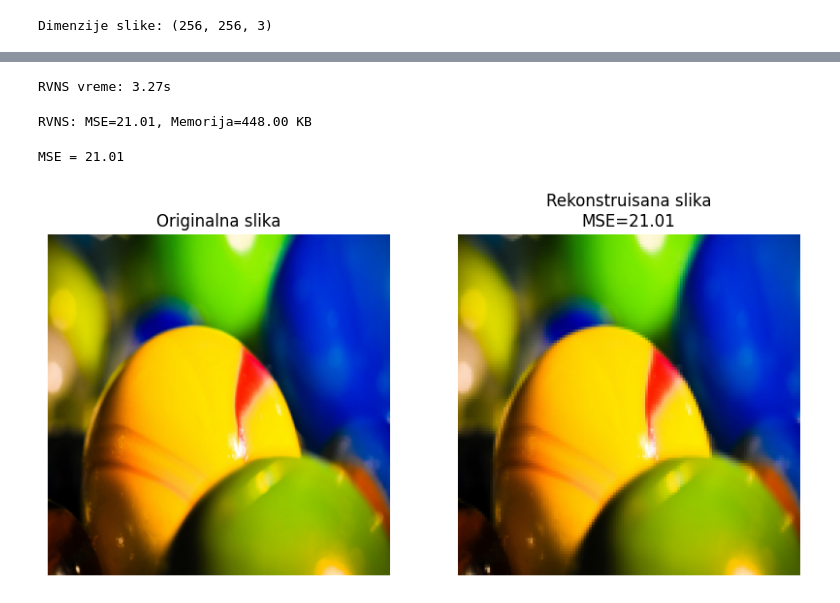
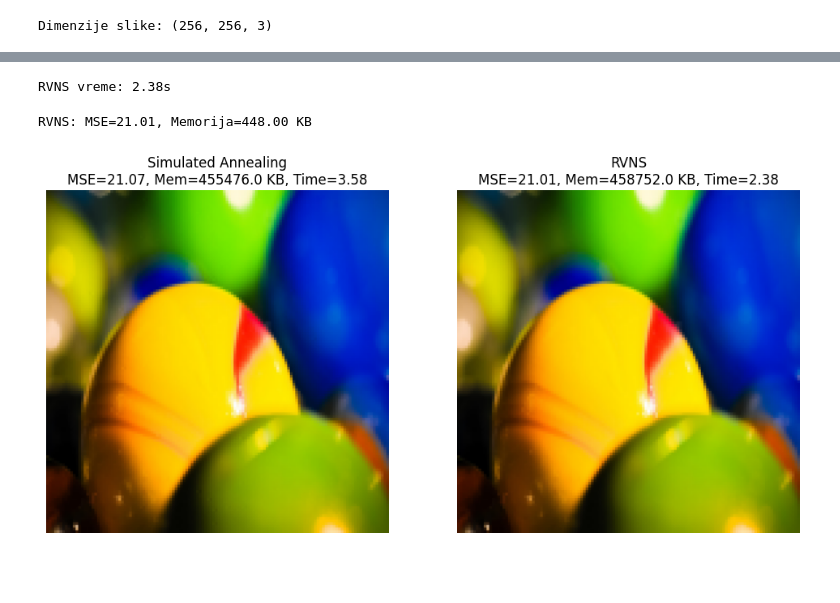
Before and after one commit to Miksaa13/Rectilinear-Picture-Compression-project, a Jupyter notebook: Rectilinear Picture Compression.ipynb, the cells around one changed output, grey strips where cells are left out. Cells and saved outputs as stored; diff of their text form; code cells hidden in the pictures; blank space fills up the shorter version.

```diff
--- a/Rectilinear Picture Compression.ipynb
+++ b/Rectilinear Picture Compression.ipynb
@@ -371,4 +372,12 @@ def calcSolutionValue3(newRectangles, colored_matrix):
     return mse
+# %%
+def calcSolutionValueRVNS(newRectangles, colored_matrix):
+    H, W, _ = colored_matrix.shape
+    reconstructed = np.zeros((H, W, 3), dtype=float)
+    for x, y, h, w, c in newRectangles:
+        reconstructed[x:x+h, y:y+w] = np.array(c, dtype=float)
+    mse = np.mean((colored_matrix.astype(float) - reconstructed) ** 2)
+    return mse
 # %%
 def merge_rect3(R1, R2):
     x1, y1, h1, w1, v1 = R1
@@ -387,7 +396,7 @@ def merge_rect3(R1, R2):
 
     return (x_new, y_new, h_new, w_new, v_new)
 # %%
-def can_merge3(R1, R2, colored_matrix, color_threshold=10):
+def can_merge3(R1, R2, colored_matrix, color_threshold=20):
     x1, y1, h1, w1, v1 = R1
     x2, y2, h2, w2, v2 = R2
 
@@ -467,7 +499,7 @@ Simulirano kaljenje: MSE=21.01, Memorija=448.00 KB
 # %%
 def RVNS_colored(colored_matrix, iters=5000, max_k=5, color_threshold=30):
     rectangles, _ = init3(colored_matrix)
-    currValue = calcSolutionValue3(rectangles, colored_matrix)
+    currValue = calcSolutionValueRVNS(rectangles, colored_matrix)
     best_rectangles = rectangles[:]
     bestValue = currValue
 
@@ -482,10 +514,10 @@ def RVNS_colored(colored_matrix, iters=5000, max_k=5, color_threshold=30):
 
             for i in range(len(indices)):
                 for j in range(i+1, len(indices)):
-                    if can_merge3(rectangles[indices[i]], rectangles[indices[j]], colored_matrix, color_threshold=color_threshold):
+                    if can_mergeRVNS(rectangles[indices[i]], rectangles[indices[j]], colored_matrix, color_threshold=color_threshold):
                         new_rect = merge_rect3(rectangles[indices[i]], rectangles[indices[j]])
                         newRectangles = [r for idx,r in enumerate(rectangles) if idx not in (indices[i], indices[j])] + [new_rect]
-                        newValue = calcSolutionValue3(newRectangles, colored_matrix)
+                        newValue = calcSolutionValueRVNS(newRectangles, colored_matrix)
 
                         if newValue < currValue:
                             rectangles = newRectangles
@@ -506,9 +538,10 @@ def RVNS_colored(colored_matrix, iters=5000, max_k=5, color_threshold=30):
 start = time.time()
 rect_array, val = RVNS_colored(image_array)
 end = time.time()
-print(f"RVNS vreme: {end - start:.2f}s")
+time_rvns = end - start
+print(f"RVNS vreme: {time_rvns:.2f}s")
 # %% [output]
-RVNS vreme: 3.27s
+RVNS vreme: 2.38s
 # %%
 def estimated_memory(rectangles):
     return len(rectangles) * 7 * 4
@@ -523,38 +556,23 @@ def evaluate_solution(rectangles, original_image):
     memory = estimated_memory(rectangles)
     return mse, memory, reconstructed
 # %%
-mse_sa, mem_sa, recon_sa = evaluate_solution(rect_array, image_array)
-print(f"RVNS: MSE={mse_sa:.2f}, Memorija={mem_sa/1024:.2f} KB")
+mse_rvns, mem_rvns, recon_rvns = evaluate_solution(rect_array, image_array)
+print(f"RVNS: MSE={mse_rvns:.2f}, Memorija={mem_rvns/1024:.2f} KB")
 # %% [output]
 RVNS: MSE=21.01, Memorija=448.00 KB
 # %%
-def reconstruct_colored(rectangles, shape):
-    H, W, _ = shape
-    reconstructed = np.zeros((H, W, 3), dtype=np.uint8)
-    for (x, y, h, w, c) in rectangles:
-        reconstructed[x:x+h, y:y+w] = np.array(c, dtype=np.uint8)
-    return reconstructed
+plt.figure(figsize=(12, 6))
 
+plt.subplot(1, 2, 1)
+plt.imshow(recon_sa)
+plt.title(f"Simulated Annealing\nMSE={mse_sa:.2f}, Mem={mem_sa:.1f} KB, Time={time_sa:.2f}")
+plt.axis("off")
 
-recon_img = reconstruct_colored(rect_array, image_array.shape)
-
-
-mse = np.mean((image_array.astype(float) - recon_img.astype(float))**2)
-print(f"MSE = {mse:.2f}")
-
-# prikaži original i rekonstruisanu sliku
-plt.figure(figsize=(10,5))
-plt.subplot(1,2,1)
-plt.imshow(image_array)
-plt.title("Originalna slika")
-plt.axis('off')
-
-plt.subplot(1,2,2)
-plt.imshow(recon_img)
-plt.title(f"Rekonstruisana slika\nMSE={mse:.2f}")
-plt.axis('off')
+plt.subplot(1, 2, 2)
+plt.imshow(recon_rvns)
+plt.title(f"RVNS\nMSE={mse_rvns:.2f}, Mem={mem_rvns:.1f} KB, Time={time_rvns:.2f}")
+plt.axis("off")
 
 plt.show()
 # %% [output]
-MSE = 21.01
-[figure, old version]
+[figure, new version]
```
Also changed, not shown: parts of 4 cells of this notebook.
